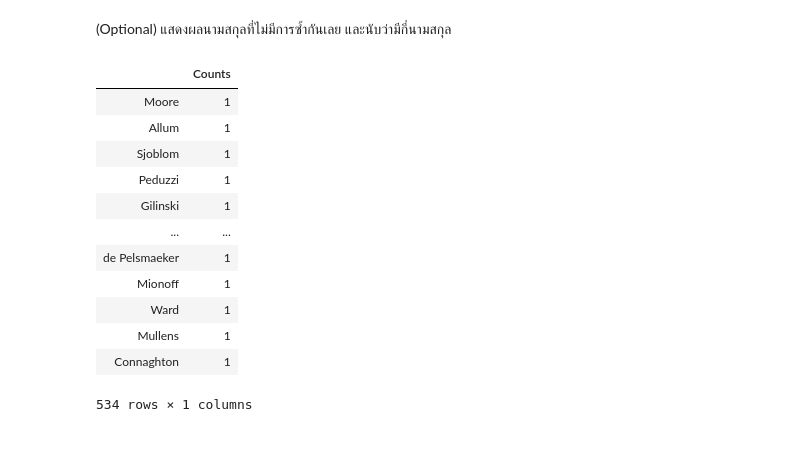
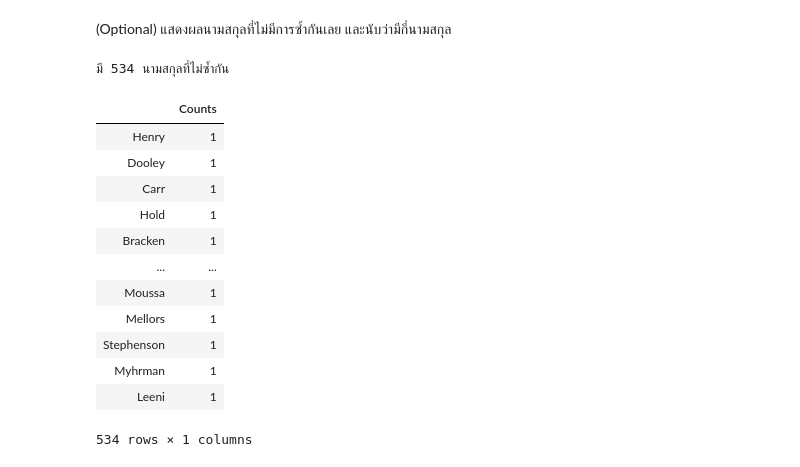
Before and after one commit to portunwa/Data-Science-Learning, a Jupyter notebook: Day 4/Quiz.ipynb, the cells around one changed output. Cells and saved outputs as stored; diff of their text form; code cells hidden in the pictures.

```diff
--- a/Day 4/Quiz.ipynb
+++ b/Day 4/Quiz.ipynb
@@ -362,19 +362,22 @@ df3[df3['Counts'] != 1]
 133 rows × 1 columns
 # %% [markdown]
 (Optional) แสดงผลนามสกุลที่ไม่มีการซ้ำกันเลย และนับว่ามีกี่นามสกุล
-# %%
-df3[df3['Counts'] == 1]
-# %% [output]
-|  | Counts |
-| Moore | 1 |
-| Allum | 1 |
-| Sjoblom | 1 |
-| Peduzzi | 1 |
-| Gilinski | 1 |
-| ... | ... |
-| de Pelsmaeker | 1 |
-| Mionoff | 1 |
-| Ward | 1 |
-| Mullens | 1 |
-| Connaghton | 1 |
-534 rows × 1 columns
+# %%
+ans = df3[df3['Counts'] == 1]
+print('มี {} นามสกุลที่ไม่ซ้ำกัน'.format(len(ans)))
+ans
+# %% [output]
+มี 534 นามสกุลที่ไม่ซ้ำกัน
+|  | Counts |
+| Henry | 1 |
+| Dooley | 1 |
+| Carr | 1 |
+| Hold | 1 |
+| Bracken | 1 |
+| ... | ... |
+| Moussa | 1 |
+| Mellors | 1 |
+| Stephenson | 1 |
+| Myhrman | 1 |
+| Leeni | 1 |
+534 rows × 1 columns
```
Also changed, not shown: parts of 1 cell of this notebook.
